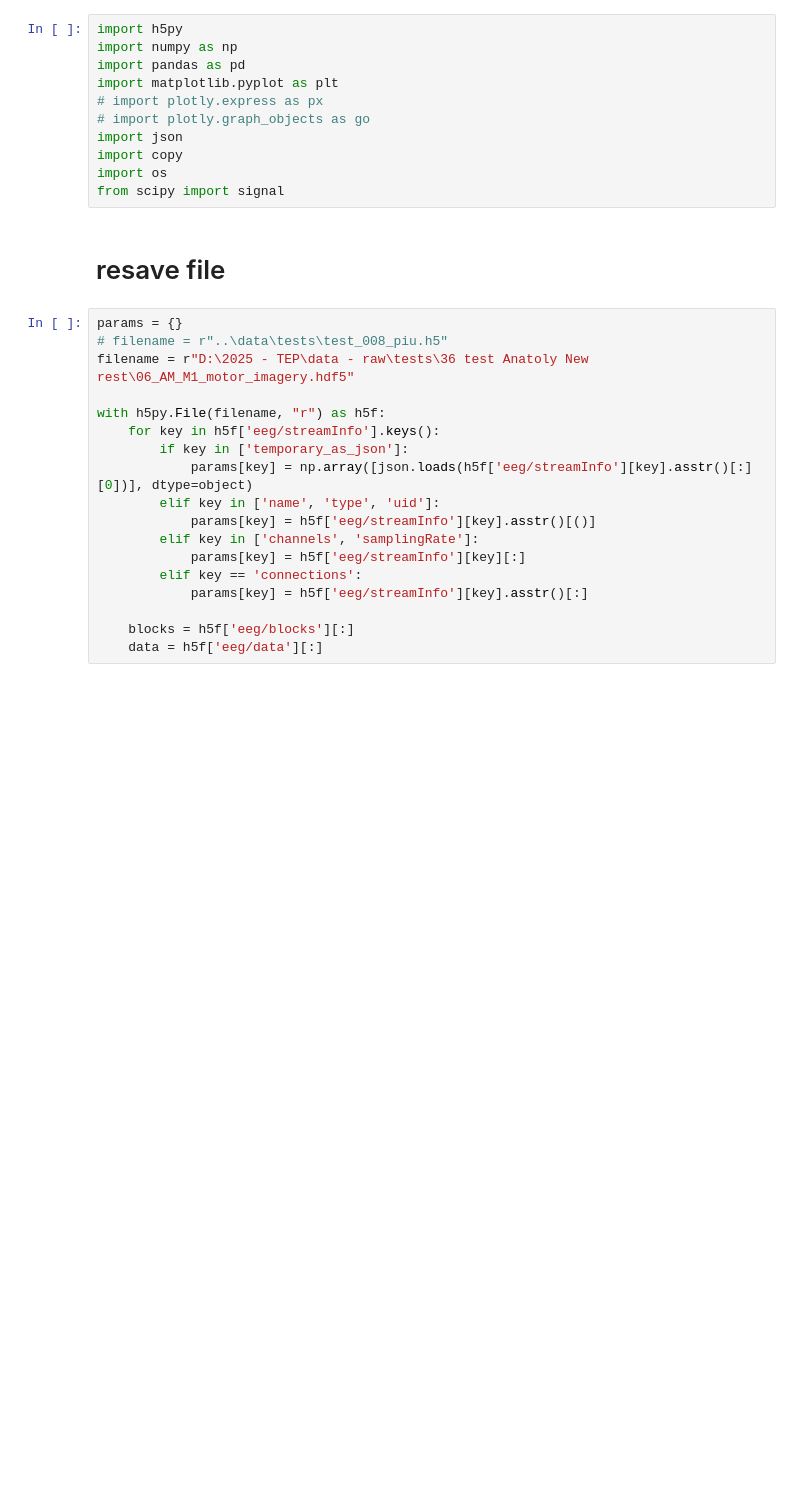
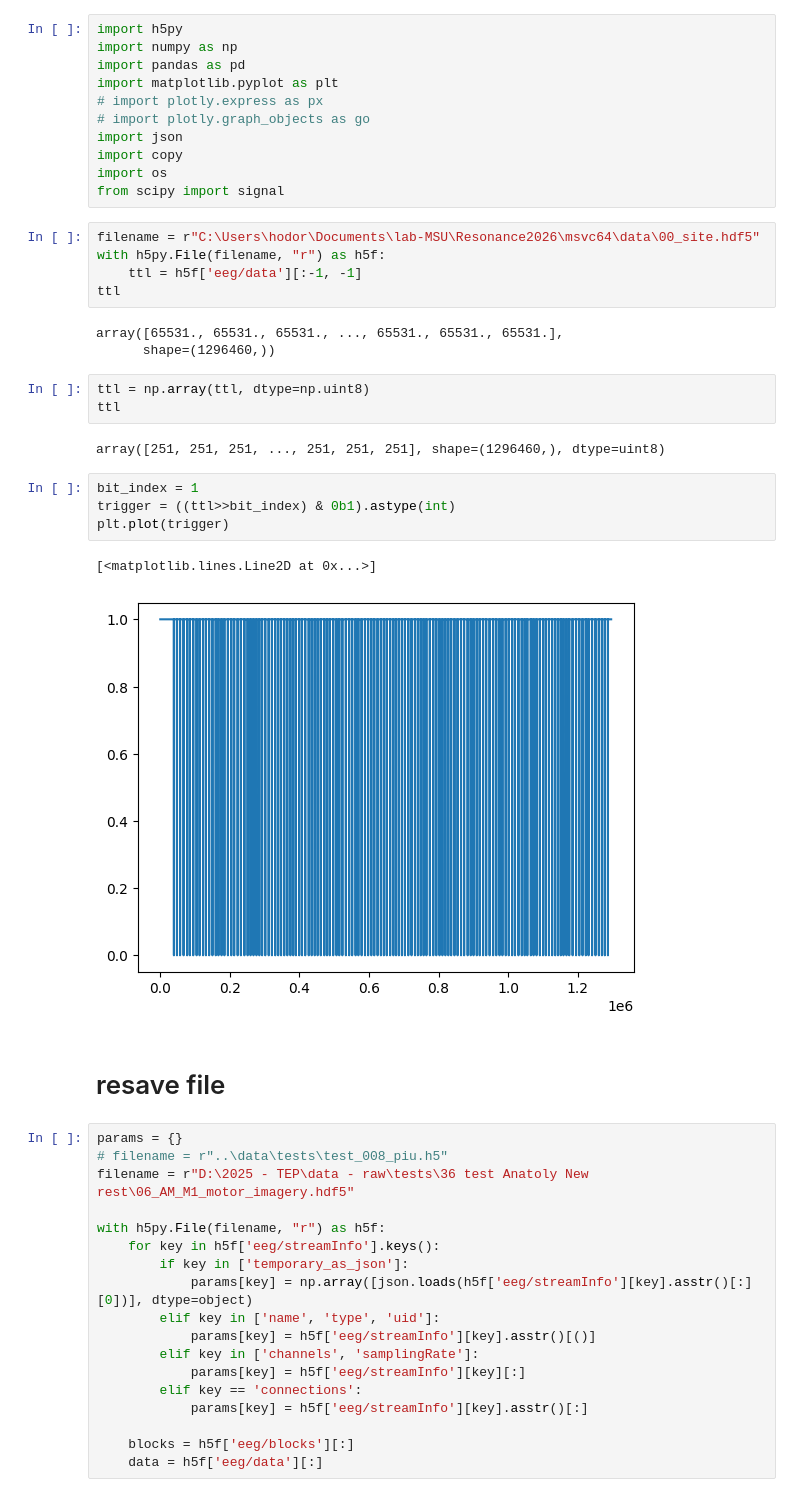
Before and after one commit to JuliaRory/TEP_visualization, a Jupyter notebook: notebooks/speed_checks.ipynb, the cells around one changed output. Cells and saved outputs as stored; diff of their text form; blank space fills up the shorter version.

```diff
--- a/notebooks/speed_checks.ipynb
+++ b/notebooks/speed_checks.ipynb
@@ -9,6 +9,26 @@ import json
 import copy
 import os
 from scipy import signal
+# %%
+filename = r"C:\Users\hodor\Documents\lab-MSU\Resonance2026\msvc64\data\00_site.hdf5"
+with h5py.File(filename, "r") as h5f:
+    ttl = h5f['eeg/data'][:-1, -1]
+ttl
+# %% [output]
+array([65531., 65531., 65531., ..., 65531., 65531., 65531.],
+      shape=(1296460,))
+# %%
+ttl = np.array(ttl, dtype=np.uint8)
+ttl
+# %% [output]
+array([251, 251, 251, ..., 251, 251, 251], shape=(1296460,), dtype=uint8)
+# %%
+bit_index = 1
+trigger = ((ttl>>bit_index) & 0b1).astype(int)
+plt.plot(trigger)
+# %% [output]
+[<matplotlib.lines.Line2D at 0x...>]
+[figure, added]
 # %% [markdown]
 # resave file
 # %%
```
Also changed, not shown: 31 other files.
